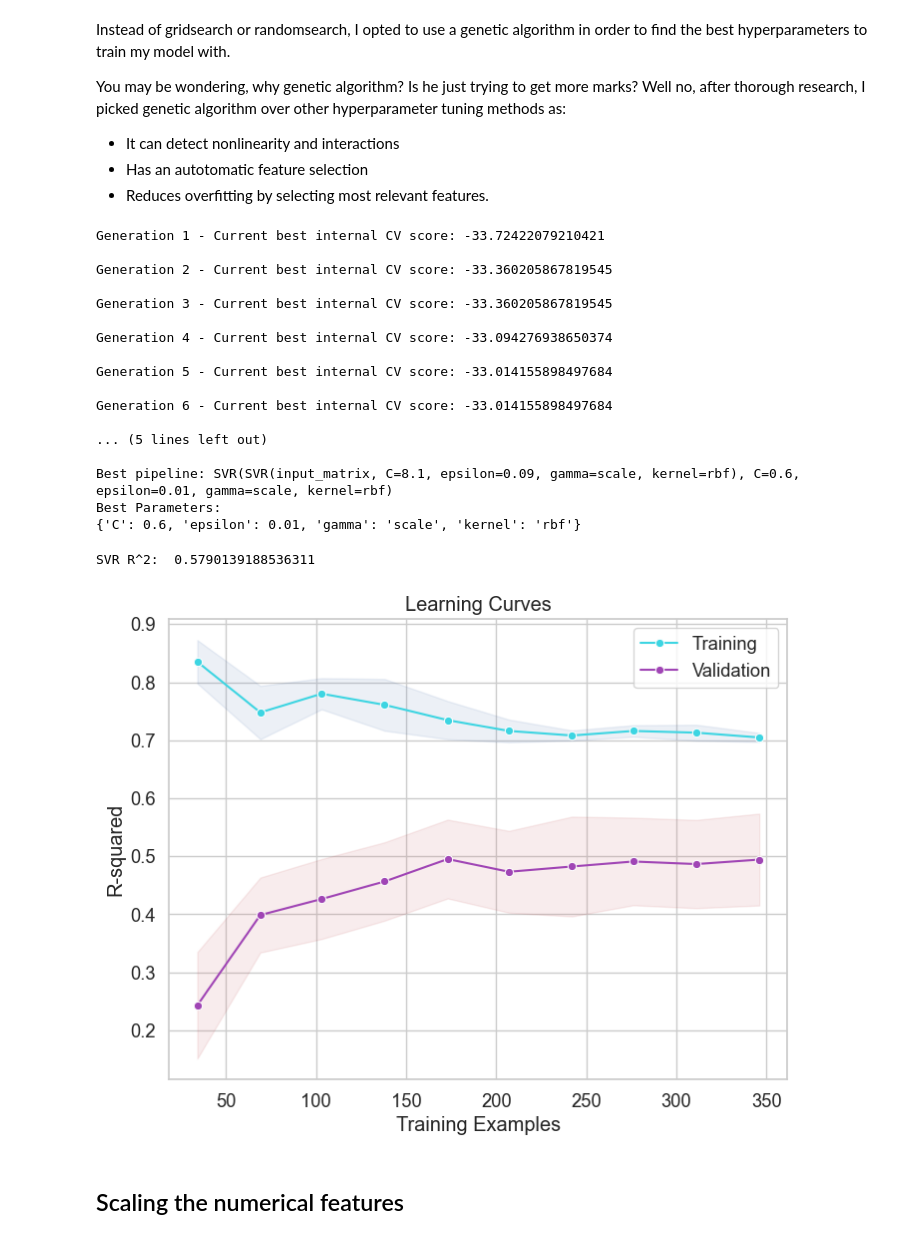
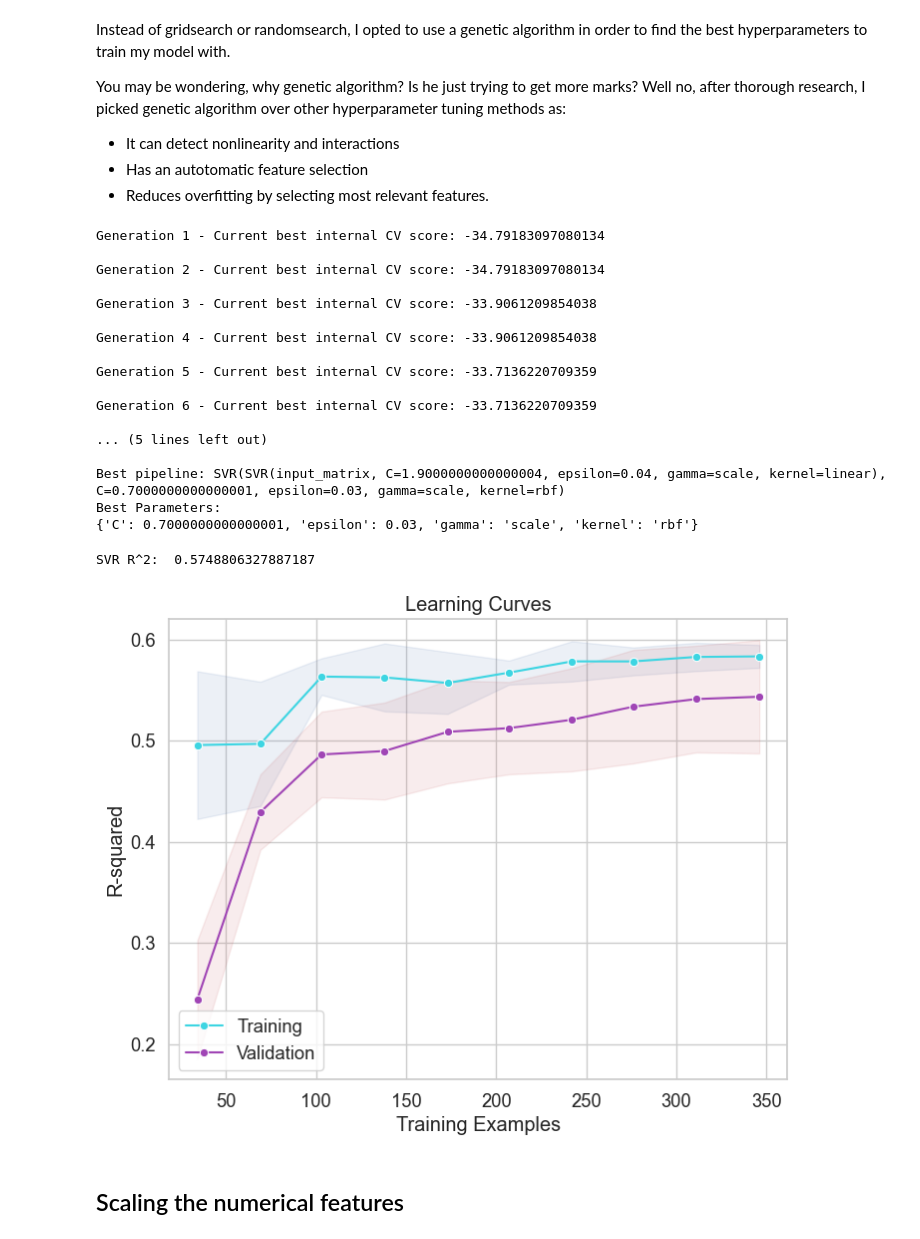
Before and after one commit to fwnriyx/poly, a Jupyter notebook: AI and Machine Learning/CA1/Regression/housing.ipynb, the cells around one changed output. Cells and saved outputs as stored; diff of their text form; code cells hidden in the pictures.

```diff
--- a/AI and Machine Learning/CA1/Regression/housing.ipynb
+++ b/AI and Machine Learning/CA1/Regression/housing.ipynb
@@ -703,7 +717,7 @@ for name in tqdm(models):
     y_pred = model.predict(X_test)
 
     test_mse.append(mean_squared_error(y_test, y_pred))
-    test_r2.append(r2_score(y_test, y_pred))
+    test_r2.append(r2_score(y_test, y_pred)* 100)
     test_mape.append(mean_absolute_percentage_error(y_test, y_pred))
 
 model_list = []
@@ -714,13 +728,13 @@ results = {
     'Model': model_list,
     '5-fold cv Negative MSE': cv5_mse_scores,
     'test_mse': test_mse,
-    '5_fold cv R^2 (%)': cv5_r2_scores,
+    '5_fold cv R^2': cv5_r2_scores,
     'test_r2': test_r2,
     '5-fold cv MAPE': cv5_mape_scores,
     'test_mape': test_mape
 }
 
 results_df = pd.DataFrame(results)
-results_df.sort_values(by='5_fold cv R^2 (%)', ascending=False, inplace=True)
+results_df.sort_values(by='5_fold cv R^2', ascending=False, inplace=True)
 results_df
 # %% [output]
@@ -795,18 +809,6 @@ No. of Outliers: 1
 # Comparing Hyperparameter Tuning Methods
 
 As SVR has the best R square score, I will be focusing on using the model. First, I will be trying to find the best hyperparameter tuning values using GridSearchCV.
-# %%
-#Resplit the data
-
-X_train, X_test, y_train, y_test = train_test_split(X, y, test_size=0.2, random_state=42)
-
-# reset index for x_train and x_test
-X_train = X_train.reset_index(drop=True)
-X_test = X_test.reset_index(drop=True)
-
-# reset index for y_train and y_test
-y_train = y_train.reset_index(drop=True)
-y_test = y_test.reset_index(drop=True)
 # %%
 from sklearn.svm import SVR
 from sklearn.model_selection import GridSearchCV
@@ -866,9 +858,9 @@ You may be wondering, why genetic algorithm? Is he just trying to get more marks
 - Reduces overfitting by selecting most relevant features.
 # %%
 #Due to the run time, I have to reduce the params and variables in the TPOTRegressor, but feel free to play around with it! params such as kernel have more values, such as poly.
-
+#THIS IS AN EXTRA FEATURE
 params = {'kernel': ['linear', 'rbf'],
-          'C': np.arange(0.1, 10, 0.5),
+          'C': np.arange(0.1, 10, 0.2),
           'gamma': ['scale', 'auto'],
           'epsilon': np.arange(0.01, 0.1, 0.01)}
 
@@ -895,41 +887,37 @@ params = args
 print("Best Parameters:")
 print(params)
 # %% [output]
-Generation 1 - Current best internal CV score: -33.72422079210421
+Generation 1 - Current best internal CV score: -34.79183097080134
 
-Generation 2 - Current best internal CV score: -33.360205867819545
+Generation 2 - Current best internal CV score: -34.79183097080134
 
-Generation 3 - Current best internal CV score: -33.360205867819545
+Generation 3 - Current best internal CV score: -33.9061209854038
 
-Generation 4 - Current best internal CV score: -33.094276938650374
+Generation 4 - Current best internal CV score: -33.9061209854038
 
-Generation 5 - Current best internal CV score: -33.014155898497684
+Generation 5 - Current best internal CV score: -33.7136220709359
 
-Generation 6 - Current best internal CV score: -33.014155898497684
+Generation 6 - Current best internal CV score: -33.7136220709359
 
 ... (5 lines left out)
 
-Best pipeline: SVR(SVR(input_matrix, C=8.1, epsilon=0.09, gamma=scale, kernel=rbf), C=0.6, epsilon=0.01, gamma=scale, kernel=rbf)
+Best pipeline: SVR(SVR(input_matrix, C=1.9000000000000004, epsilon=0.04, gamma=scale, kernel=linear), C=0.7000000000000001, epsilon=0.03, gamma=scale, kernel=rbf)
 Best Parameters:
-{'C': 0.6, 'epsilon': 0.01, 'gamma': 'scale', 'kernel': 'rbf'}
+{'C': 0.7000000000000001, 'epsilon': 0.03, 'gamma': 'scale', 'kernel': 'rbf'}
 # %%
 from sklearn.svm import SVR
 from sklearn.pipeline import make_pipeline
 
-# Create an SVR model with the best hyperparameters
-svr_model = SVR(kernel='rbf', C= 0.6, epsilon=0.01, gamma='scale')
-pipeline = make_pipeline(StandardScaler(), svr_model)
+svr_model = SVR(kernel='rbf', C= 0.7, epsilon=0.03, gamma='scale')
 
-
-# Train the SVR model
 svr_model.fit(X_train, y_train)
 predictions = svr_model.predict(X_test)
 
 print('SVR R^2: ', r2_score(y_test, predictions))
-plot_learning_curves(pipeline, X_train, y_train, cv= 5)
+plot_learning_curves(svr_model, X_train, y_train, cv = 5)
 # %% [output]
-SVR R^2:  0.5790139188536311
+SVR R^2:  0.5748806327887187
-[figure, old version]
+[figure, new version]
 # %% [markdown]
 ## Scaling the numerical features
 # %%
```
Also changed, not shown: parts of 9 cells of this notebook.
